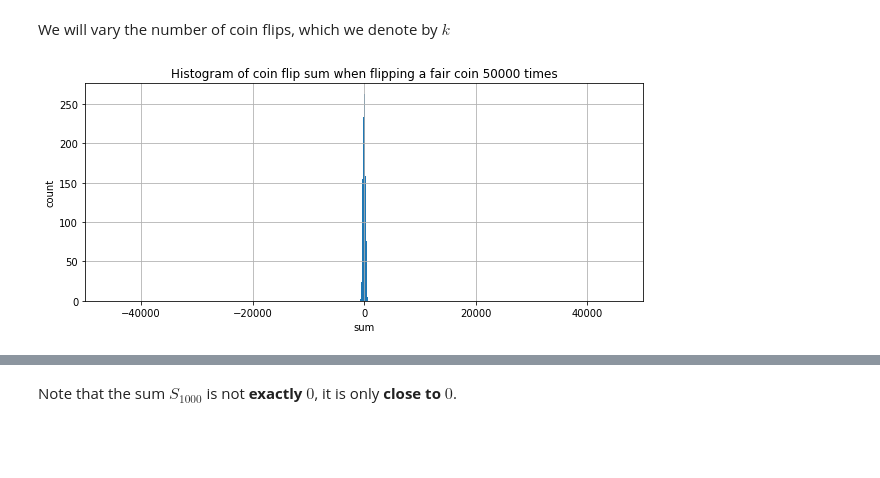
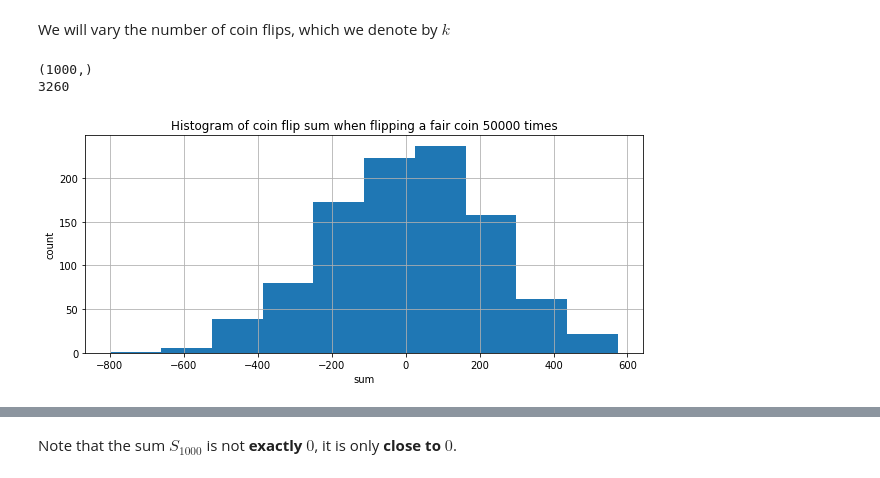
Before and after one commit to bluesky2106/python-ai, a Jupyter notebook: bigdata/day02/1.What-is-Probability.ipynb, the cells around one changed output, grey strips where cells are left out. Saved outputs shown, nothing was run; the diff lists cells and outputs as text; code cells hidden in the pictures; blank space fills up the shorter version.

```diff
--- a/bigdata/day02/1.What-is-Probability.ipynb
+++ b/bigdata/day02/1.What-is-Probability.ipynb
@@ -49,16 +49,19 @@ def generate_counts(k=1000,n=100):
 # %%
 k=50000
 n=1000
 counts=generate_counts(k=k,n=n)
+# print(counts.shape)
 figure(figsize=[10,4])
 hist(counts);
-xlim([-k,k])
+# xlim([-k,k])
 xlabel("sum")
 ylabel("count")
 title("Histogram of coin flip sum when flipping a fair coin %d times"%k)
 grid()
 # %% [output]
+(1000,)
+3260
-[figure, old version]
+[figure, new version]
 # %%
 # Generate the sum of k coin flips, repeat that n times
 def generate_ratios(k=1000,n=100):
```
Also changed, not shown: parts of 2 cells of this notebook.
